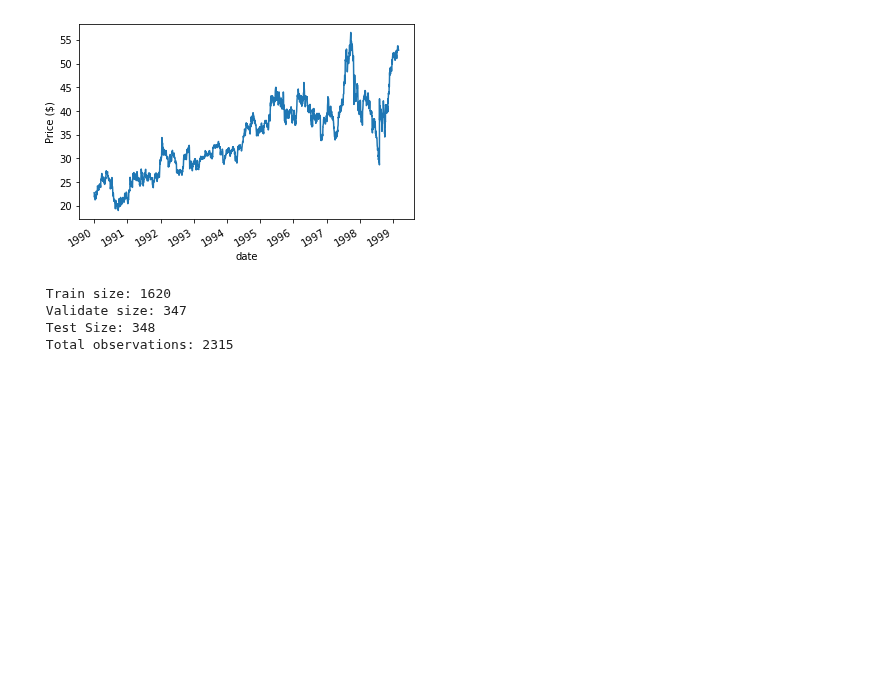
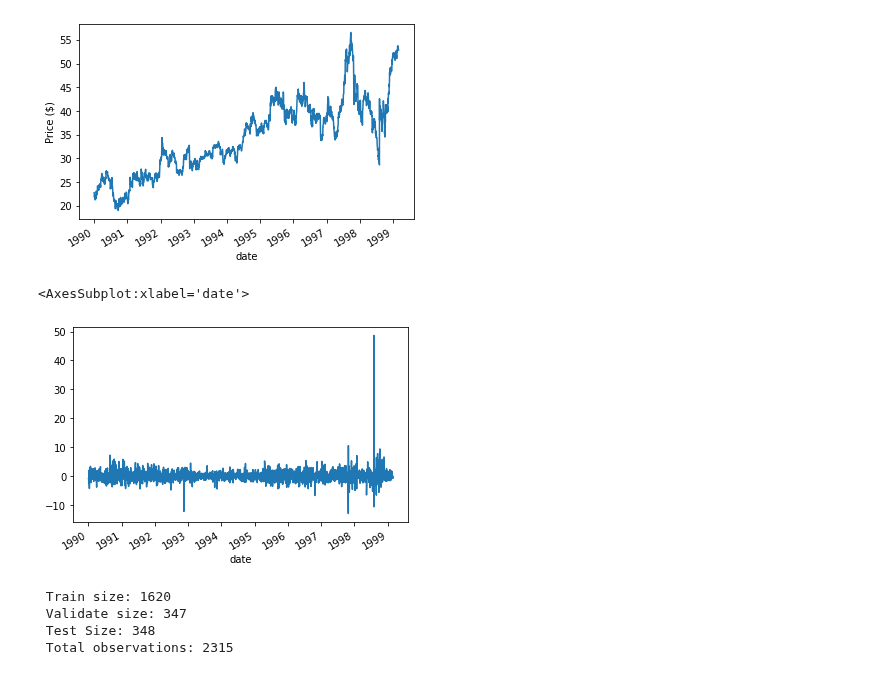
Before and after one commit to jeremylee73/differential-capital, a Jupyter notebook: LSTM.ipynb, the cells around one changed output. Cells and saved outputs as stored; diff of their text form; code cells hidden in the pictures; blank space fills up the shorter version.

```diff
--- a/LSTM.ipynb
+++ b/LSTM.ipynb
@@ -47,3 +47,8 @@ df = stock1[['Price']]
+# %%
+df['Return'].plot()
+# %% [output]
+<AxesSubplot:xlabel='date'>
+[figure, added]
 # %%
 #train, validate, test split
 train_size = int(df.shape[0]*0.7)
```
Also changed, not shown: parts of 7 cells of this notebook, 1 other file.
